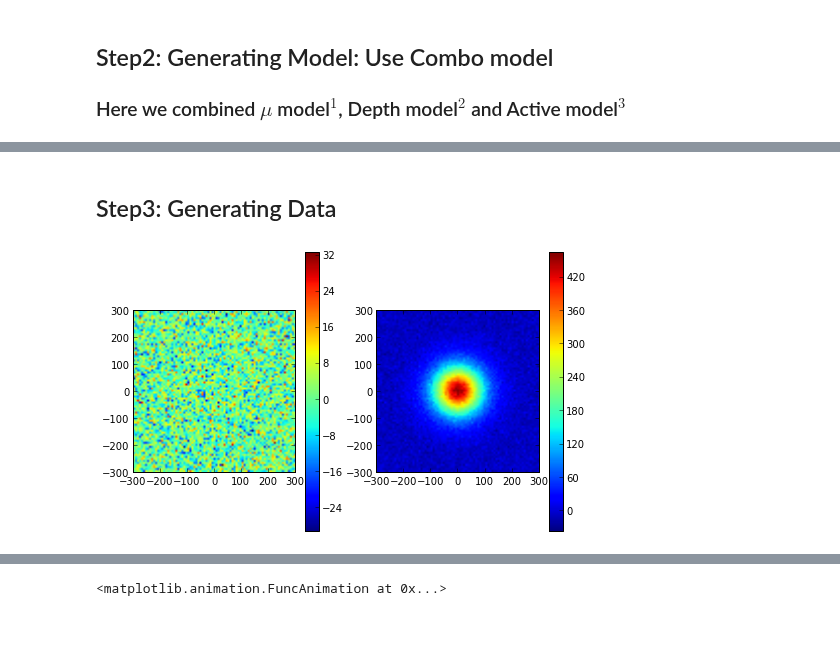
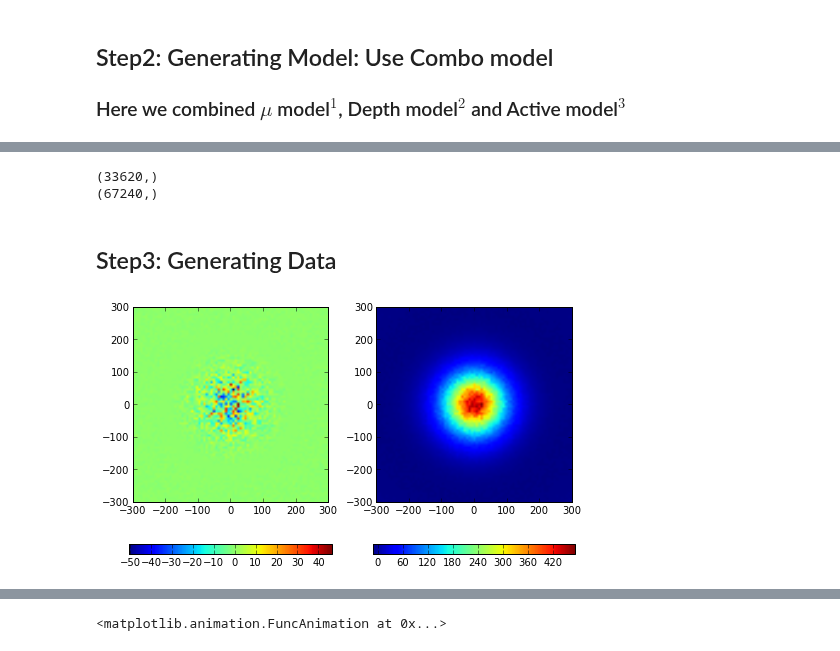
Before and after one commit to simpeg/simpeg, a Jupyter notebook: simpegPF/notebooks/MagInversion.ipynb, the cells around one changed output, grey strips where cells are left out. Drawn from its saved outputs; the diff is of its cells as text; code cells hidden in the pictures.

```diff
--- a/simpegPF/notebooks/MagInversion.ipynb
+++ b/simpegPF/notebooks/MagInversion.ipynb
@@ -52,0 +28,15 @@ colorbar(mesh.plotImage((model_reg.transform(np.ones(model_reg.nP)))))
+# %%
+chibkg = 1e-5
+chiblk = 0.1
+chi = np.ones(mesh.nC)*chibkg
+sph_ind = spheremodel(mesh, 0., 0., -150., 80)
+chi[sph_ind] = chiblk
+active = mesh.gridCC[:,2]<0
+actMap = Maps.ActiveCells(mesh, active, chibkg)
+dweight = np.ones(mesh.nC)
+dweight[active] = (1/abs(mesh.gridCC[active, 2]-13.)**1.5)
+baseMap = BaseMag.BaseMagMap(mesh)
+depthMap = BaseMag.WeightMap(mesh, dweight)
+dmap = baseMap*actMap
+rmap = depthMap*actMap
+model = (chi)[active]
@@ -53,19 +51,24 @@ colorbar(mesh.plotImage((model_reg.transform(np.ones(model_reg.nP)))))
+# %%
+print model.shape
+print chi.shape
+# %% [output]
+(33620,)
+(67240,)
 # %% [markdown]
 ## Step3: Generating Data
 # %%
-data = BaseMag.BaseMagData()
+survey = BaseMag.BaseMagSurvey()
 const = 20
 Inc = 90.
 Dec = 0.
 Btot = 51000
-
-data.setBackgroundField(Inc, Dec, Btot)
-
+survey.setBackgroundField(Inc, Dec, Btot)
 xr = np.linspace(-300, 300, 81)
 yr = np.linspace(-300, 300, 81)
 X, Y = np.meshgrid(xr, yr)
 Z = np.ones((xr.size, yr.size))*(0.)
 rxLoc = np.c_[Utils.mkvc(X), Utils.mkvc(Y), Utils.mkvc(Z)]
-data.rxLoc = rxLoc
-prob = MagneticsDiffSecondary(mesh, model_data)
-prob.pair(data)
+survey.rxLoc = rxLoc
+prob = MagneticsDiffSecondary(mesh, mapping = dmap)
+prob.pair(survey)
+prob.Solver = Utils.SolverUtils.SolverWrapD(Mumps, factorize=True)
@@ -82,9 +75,17 @@ data.std = std
+# %%
+dsyn = survey.dpred(model)
+# %%
+survey.dtrue = Utils.mkvc(dsyn)
+std = 0.05
+noise = std*abs(survey.dtrue)*np.random.randn(*survey.dtrue.shape)
+survey.dobs = survey.dtrue+noise
+survey.std = survey.dobs*0 + std
 # %%
 fig, ax = plt.subplots(1,2, figsize = (8,5) )
 dat = ax[0].imshow(np.reshape(noise, (xr.size, yr.size), order='F'), extent=[min(xr), max(xr), min(yr), max(yr)])
-plt.colorbar(dat, ax = ax[0])
-dat2 = ax[1].imshow(np.reshape(data.dobs, (xr.size, yr.size), order='F'), extent=[min(xr), max(xr), min(yr), max(yr)])
-plt.colorbar(dat2, ax = ax[1])
+plt.colorbar(dat, ax = ax[0], orientation="horizontal")
+dat2 = ax[1].imshow(np.reshape(survey.dobs, (xr.size, yr.size), order='F'), extent=[min(xr), max(xr), min(yr), max(yr)])
+plt.colorbar(dat2, ax = ax[1], orientation="horizontal")
 plt.show()
 # %% [output]
-[figure, old version]
+[figure, new version]
```
Also changed, not shown: parts of 28 cells of this notebook, 6 other files.
